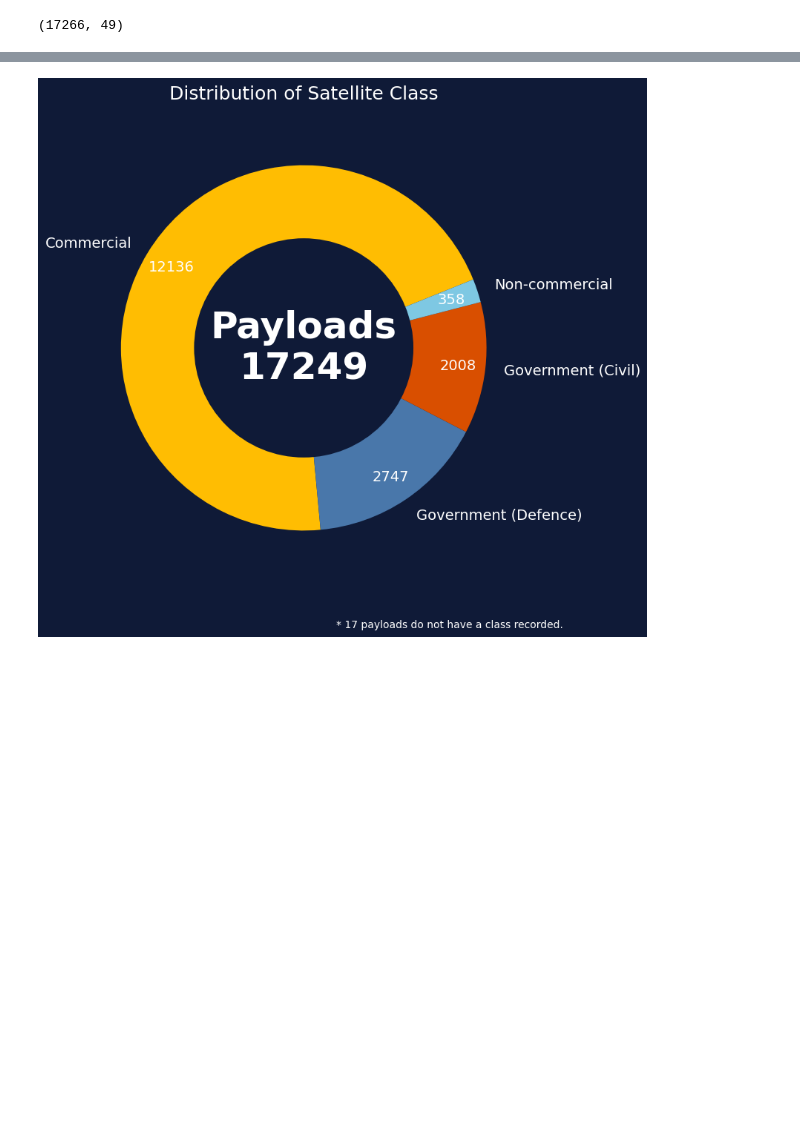
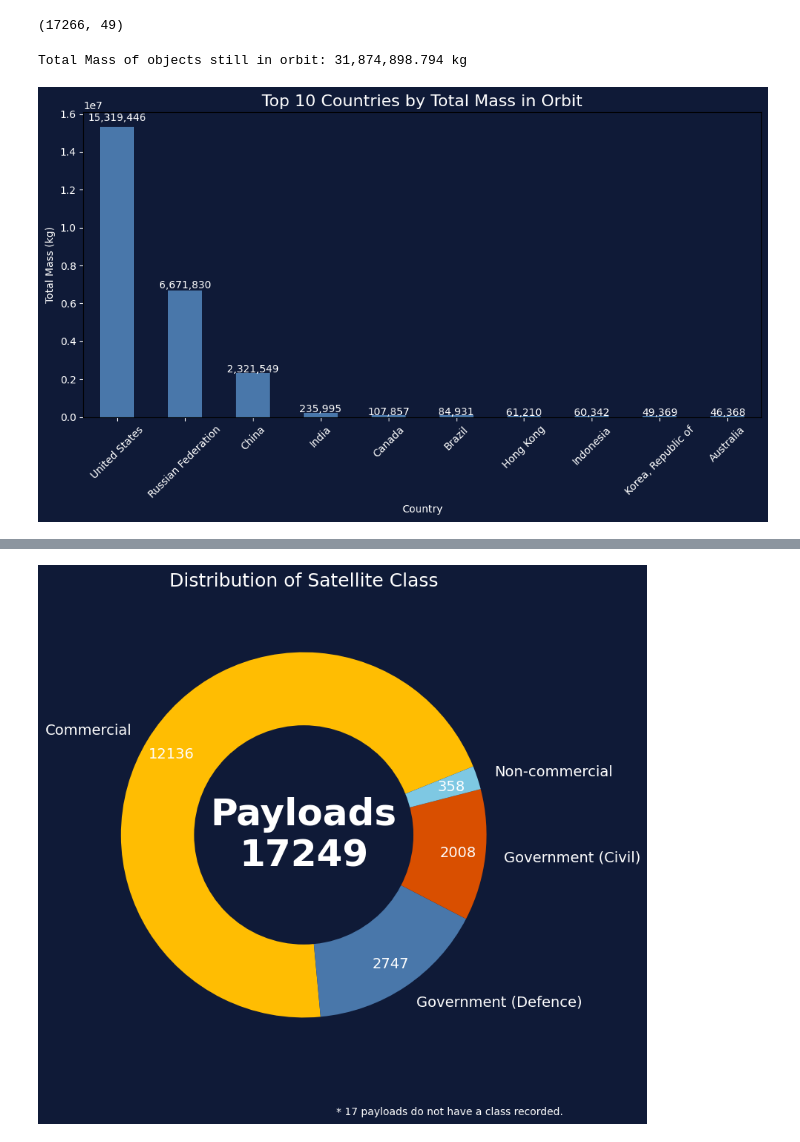
Before and after one commit to daemonchild/cardiffmet-dat5001-visualisation-of-data, a Jupyter notebook: assessment/pres1/2-dat5001-st20285213-tomrowan-pres1-create-graphs.ipynb, the cells around one changed output, grey strips where cells are left out. Cells and saved outputs as stored; diff of their text form; code cells hidden in the pictures; blank space fills up the shorter version.

```diff
--- a/assessment/pres1/2-dat5001-st20285213-tomrowan-pres1-create-graphs.ipynb
+++ b/assessment/pres1/2-dat5001-st20285213-tomrowan-pres1-create-graphs.ipynb
@@ -449,3 +449,42 @@ Government (Civil)       2008
 Non-commercial            358
 Name: count, dtype: int64
 (17266, 49)
+# %%
+# Filter for satellites still in orbit and sum their Mass
+total_mass_in_orbit = sdf.loc[sdf['In Orbit'] == True, 'Mass'].sum()
+print(f"Total Mass of objects still in orbit: {total_mass_in_orbit:,} kg")
+# %% [output]
+Total Mass of objects still in orbit: 31,874,898.794 kg
+# %%
+import matplotlib.pyplot as plt
+
+# Group by Country and sum Mass for objects still in orbit
+mass_by_country = (
+    sdf.loc[sdf['In Orbit'] == True]
+    .groupby('Country')['Mass']
+    .sum()
+    .sort_values(ascending=False)
+    .head(10)
+)
+
+# Plot
+fig, ax = plt.subplots(figsize=(10, 6), facecolor="#0F1A37")
+ax.set_facecolor("#0F1A37")
+
+mass_by_country.plot(kind='bar', color="#4977AA", ax=ax)
+
+# Labels and title
+ax.set_title("Top 10 Countries by Total Mass in Orbit", color='white', fontsize=16)
+ax.set_xlabel("Country", color='white')
+ax.set_ylabel("Total Mass (kg)", color='white')
+ax.tick_params(axis='x', colors='white', rotation=45)
+ax.tick_params(axis='y', colors='white')
+
+# Add value labels on bars
+for i, v in enumerate(mass_by_country):
+    ax.text(i, v + (v * 0.02), f"{int(v):,}", ha='center', color='white', fontsize=10)
+
+plt.tight_layout()
+plt.show()
+# %% [output]
+[figure, added]
```
Also changed, not shown: parts of 1 cell of this notebook, 1 other file.
